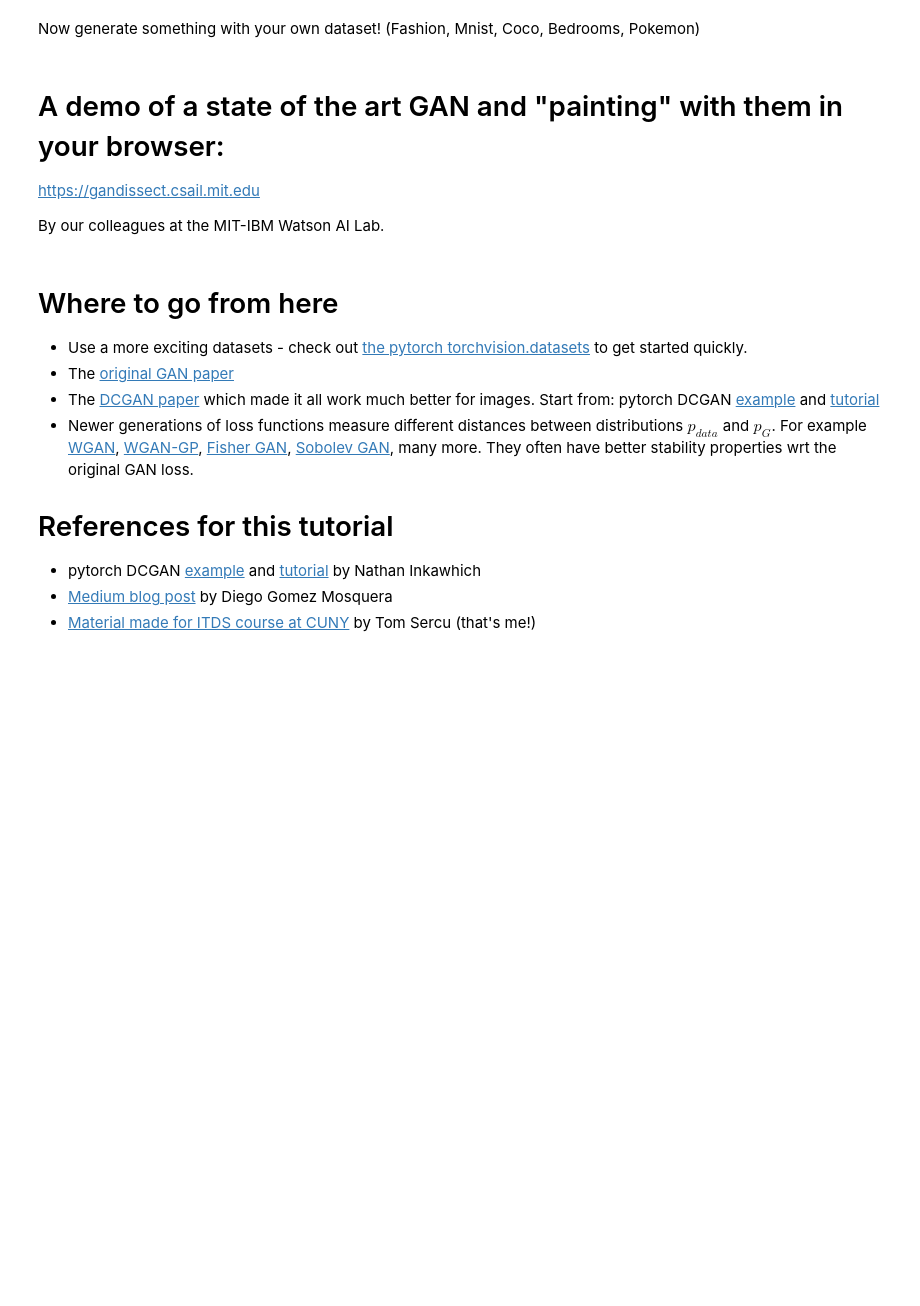
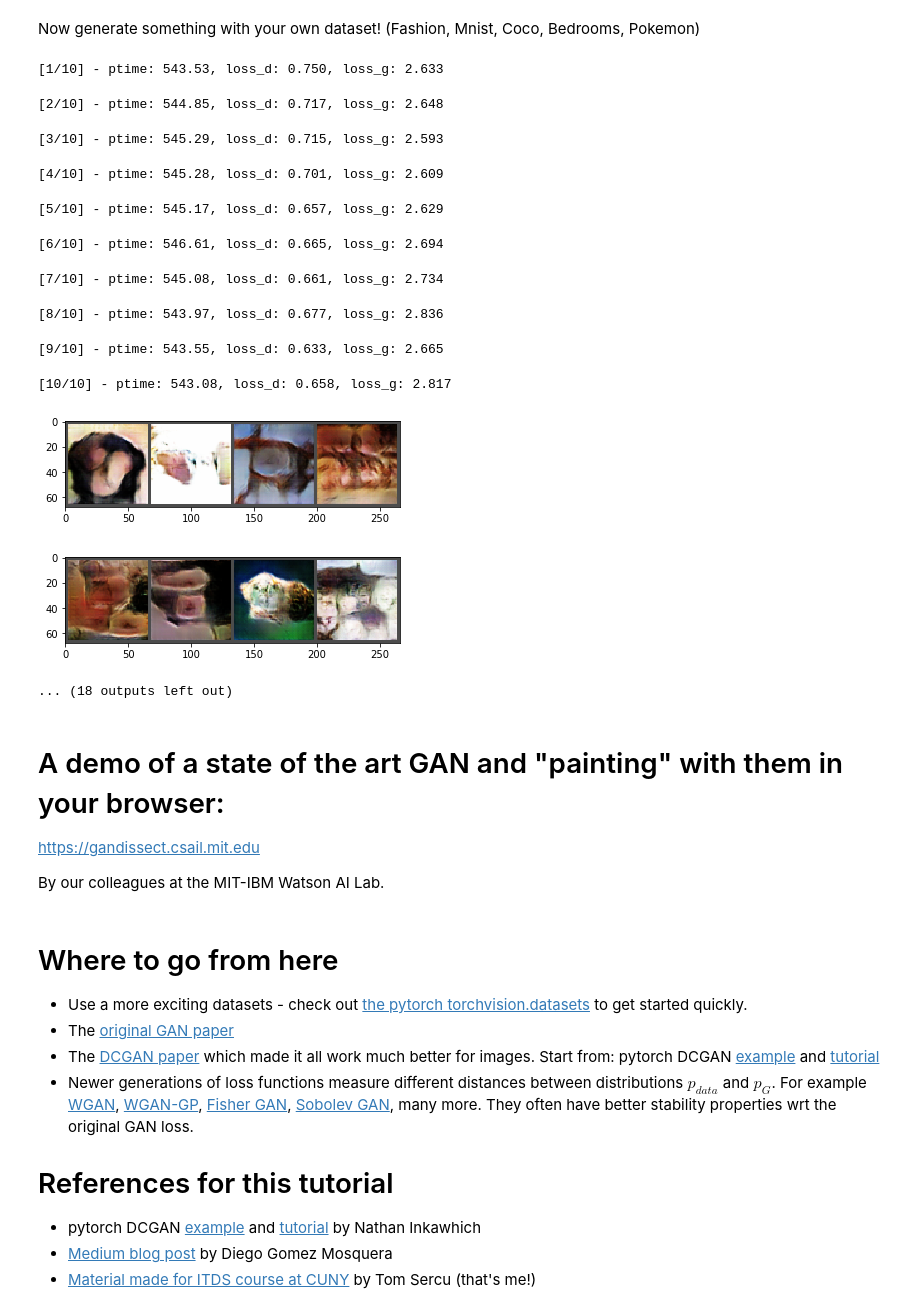
Before and after one commit to mhask94/cs474_labs_f2019, a Jupyter notebook: DL_Lab8.ipynb, the cells around one changed output. Drawn from its saved outputs; the diff is of its cells as text; code cells hidden in the pictures; blank space fills up the shorter version.

```diff
--- a/DL_Lab8.ipynb
+++ b/DL_Lab8.ipynb
@@ -513,8 +512,8 @@ def train(loader):
 
         num_iter += 1
 
-        if num_iter >= 500:
-          break
+        # if num_iter >= 50:
+          # break
 
     # generate a fixed_z_ image and save
     x_gen = G(fixed_z_)
@@ -540,3 +545,23 @@ for x_gen in other_collect_gen:
+# %%
+train_epoch = 10
+# I tried continuing with the GAN tranined on faces to see what would happen
+other_collect_gen = train(other_loader)
+for x_gen in other_collect_gen:
+    show_imgs(x_g en)
+# %% [output]
+[1/10] - ptime: 543.53, loss_d: 0.750, loss_g: 2.633
+[2/10] - ptime: 544.85, loss_d: 0.717, loss_g: 2.648
+[3/10] - ptime: 545.29, loss_d: 0.715, loss_g: 2.593
+[4/10] - ptime: 545.28, loss_d: 0.701, loss_g: 2.609
+[5/10] - ptime: 545.17, loss_d: 0.657, loss_g: 2.629
+[6/10] - ptime: 546.61, loss_d: 0.665, loss_g: 2.694
+[7/10] - ptime: 545.08, loss_d: 0.661, loss_g: 2.734
+[8/10] - ptime: 543.97, loss_d: 0.677, loss_g: 2.836
+[9/10] - ptime: 543.55, loss_d: 0.633, loss_g: 2.665
+[10/10] - ptime: 543.08, loss_d: 0.658, loss_g: 2.817
+[figure, added]
+[figure, added]
+... (18 outputs left out)
 # %% [markdown]
 # A demo of a state of the art GAN and "painting" with them in your browser:
 
```
Also changed, not shown: parts of 7 cells of this notebook.
